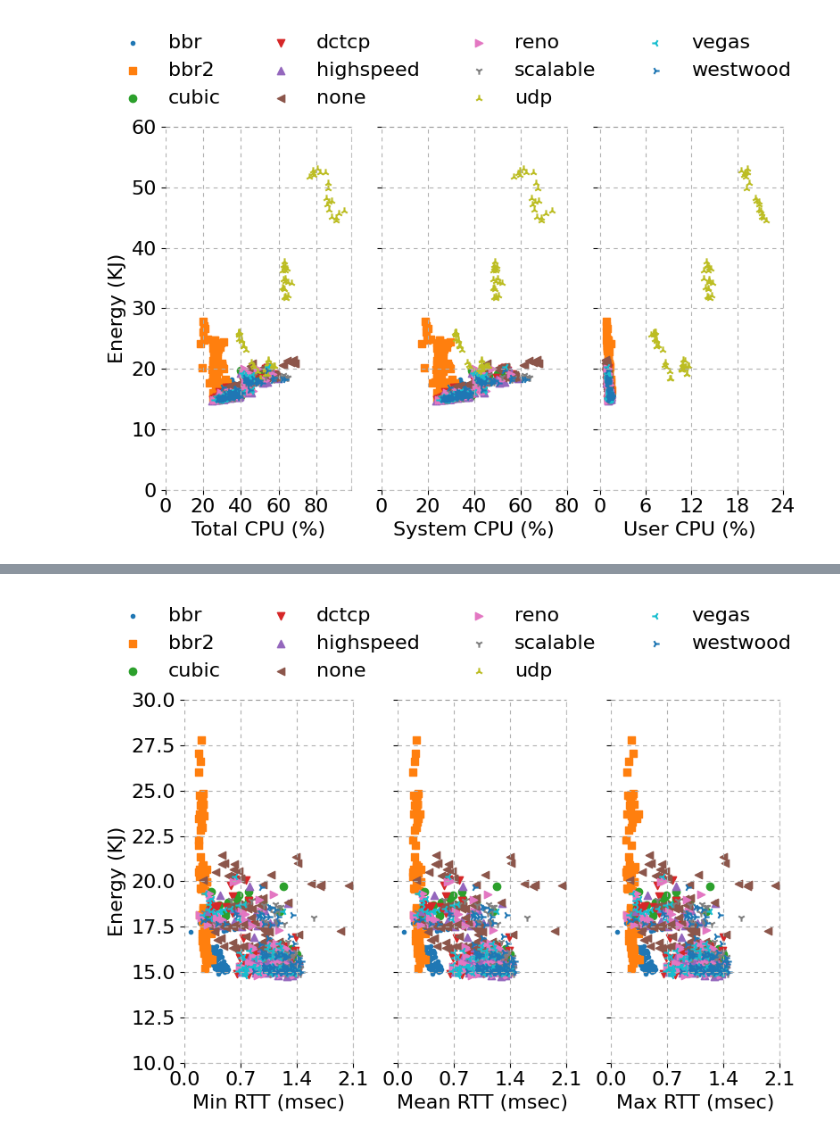
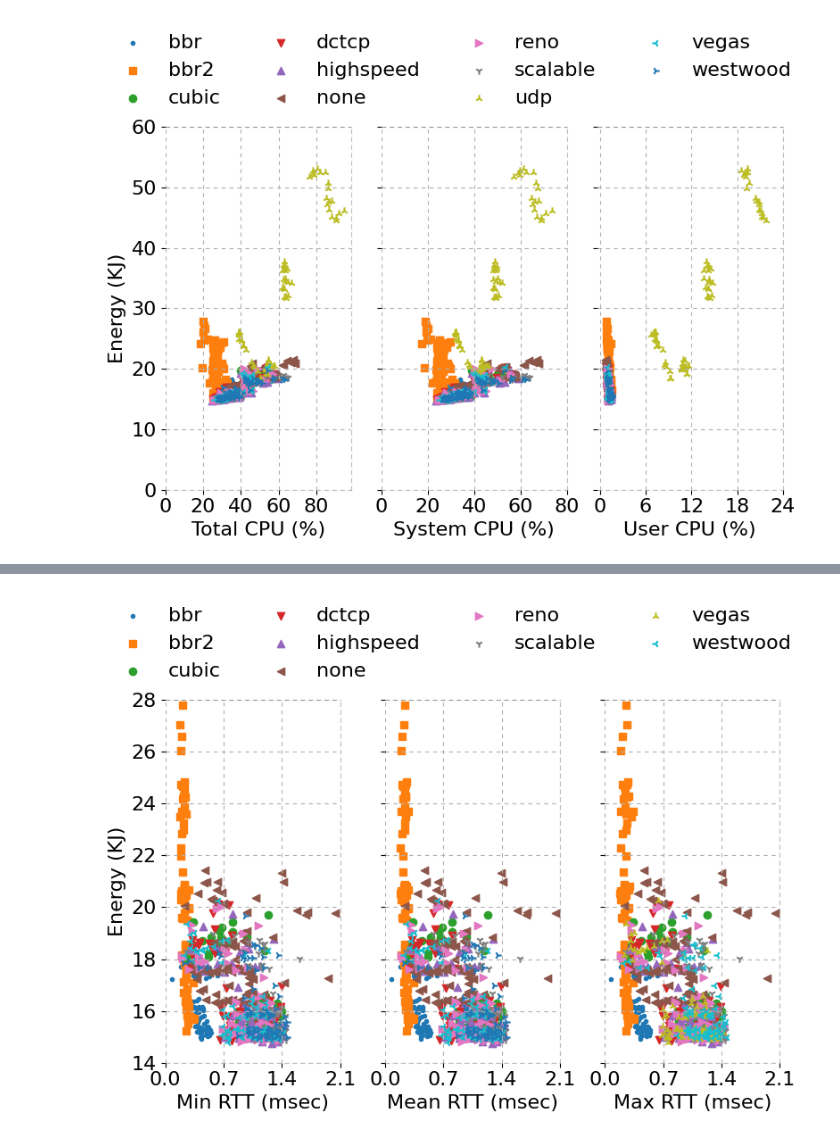
Before and after one commit to serhatarslan-hub/power-of-cc, a Jupyter notebook: analysis/iperf_analysis_for_energy.ipynb, the cells around one changed output, grey strips where cells are left out. Drawn from its saved outputs; the diff is of its cells as text; code cells hidden in the pictures.

```diff
--- a/analysis/iperf_analysis_for_energy.ipynb
+++ b/analysis/iperf_analysis_for_energy.ipynb
@@ -19,6 +19,10 @@ FONT_SIZE = 16
 LINE_STYLE = (0,(4,4))
 LINE_WIDTH = 3.5
 SAVE_FIG = False
+
+ENERGY_LIM = (0, 60)
+ENERGY_LIM_NO_UDP = (14, 28)
+ENERGY_LIM_NO_UDP_NO_BBR2 = (14, 22)
 # %%
 EXP_ID = '230511-1257'
 data_folder = '../data/' + EXP_ID + '/'
@@ -70,7 +74,7 @@ def read_iperf_log(df, data_folder):
 
             if row['cc'] == 'udp':
                 sum_str = 'sum'
-                rtx = 0
+                rtx = np.nan
                 min_rtt = np.nan
                 mean_rtt = np.nan
                 max_rtt = np.nan
@@ -106,6 +110,8 @@ def read_iperf_log(df, data_folder):
 exp_df = read_energy_log(exp_filename)
 exp_df['energy_kJ'] = exp_df['energy_uJ'] * 10e-9
 exp_df = read_iperf_log(exp_df, data_folder)
+exp_df_no_udp = exp_df[(exp_df['cc'] != 'udp')].copy()
+exp_df_no_udp_no_bbr2 = exp_df[(exp_df['cc'] != 'udp') & (exp_df['cc'] != 'bbr2')].copy()
 exp_df
 # %% [output]
 |  | cc | mtu | cnt | energy_uJ | energy_kJ | total_cpu_util_percent | user_cpu_util_percent | ... |
@@ -463,7 +1019,7 @@ ax[0].set_xlabel('Total CPU (%)', fontsize=FONT_SIZE)
 ax[0].tick_params(axis='x', labelsize=FONT_SIZE)
 ax[0].tick_params(axis='y', labelsize=FONT_SIZE)
 ax[0].xaxis.set_ticks(np.arange(0, 81, 20))
-ax[0].set_ylim((0, 60))
+ax[0].set_ylim(ENERGY_LIM)
 ax[0].grid(linestyle=LINE_STYLE)
 ax[0].spines["right"].set_linestyle(LINE_STYLE)
 ax[0].spines["right"].set_alpha(0.5)
@@ -491,7 +1047,7 @@ ax[1].set_ylabel('')
 ax[1].set_yticklabels([])
 ax[1].tick_params(axis='x', labelsize=FONT_SIZE)
 ax[1].xaxis.set_ticks(np.arange(0, 81, 20))
-ax[1].set_ylim((0, 60))
+ax[1].set_ylim(ENERGY_LIM)
 ax[1].grid(linestyle=LINE_STYLE)
 ax[1].spines["right"].set_linestyle(LINE_STYLE)
 ax[1].spines["right"].set_alpha(0.5)
@@ -519,7 +1075,7 @@ ax[2].set_ylabel('')
 ax[2].set_yticklabels([])
 ax[2].tick_params(axis='x', labelsize=FONT_SIZE)
 ax[2].xaxis.set_ticks(np.arange(0, 25, 6))
-ax[2].set_ylim((0, 60))
+ax[2].set_ylim(ENERGY_LIM)
 ax[2].grid(linestyle=LINE_STYLE)
 ax[2].spines["right"].set_linestyle(LINE_STYLE)
 ax[2].spines["right"].set_alpha(0.5)
@@ -651,7 +1394,7 @@ ax[0].tick_params(axis='x', labelsize=FONT_SIZE)
 ax[0].tick_params(axis='y', labelsize=FONT_SIZE)
 ax[0].xaxis.set_ticks(np.arange(0, 2.2, 0.7))
 ax[0].set_xlim((0, 2.1))
-ax[0].set_ylim((10, 30))
+ax[0].set_ylim(ENERGY_LIM_NO_UDP)
 ax[0].grid(linestyle=LINE_STYLE)
 ax[0].spines["right"].set_linestyle(LINE_STYLE)
 ax[0].spines["right"].set_alpha(0.5)
@@ -680,7 +1423,7 @@ ax[1].set_yticklabels([])
 ax[1].tick_params(axis='x', labelsize=FONT_SIZE)
 ax[1].xaxis.set_ticks(np.arange(0, 2.2, 0.7))
 ax[1].set_xlim((0, 2.1))
-ax[1].set_ylim((10, 30))
+ax[1].set_ylim(ENERGY_LIM_NO_UDP)
 ax[1].grid(linestyle=LINE_STYLE)
 ax[1].spines["right"].set_linestyle(LINE_STYLE)
 ax[1].spines["right"].set_alpha(0.5)
@@ -699,6 +1442,8 @@ ax[1].spines["bottom"].set_color('gray')
 
 marker = 0
 for cca, cc_df in exp_df.groupby('cc'):
+    if (cca == 'udp'):
+        continue
     ax[2].scatter(cc_df['max_rtt'], cc_df['energy_kJ'], label=cca,
                 marker=list(Line2D.markers.keys())[marker])
     marker += 1
@@ -709,33 +1454,33 @@ ax[2].set_yticklabels([])
 ax[2].tick_params(axis='x', labelsize=FONT_SIZE)
 ax[2].xaxis.set_ticks(np.arange(0, 2.2, 0.7))
 ax[2].set_xlim((0, 2.1))
-ax[2].set_ylim((10, 30))
+ax[2].set_ylim(ENERGY_LIM_NO_UDP)
 ax[2].grid(linestyle=LINE_STYLE)
 ax[2].spines["right"].set_linestyle(LINE_STYLE)
 ax[2].spines["right"].set_alpha(0.5)
 ax[2].spines["right"].set_color('gray')
 ax[2].spines["left"].set_visible(False)
 # ax[2].spines["left"].set_linestyle(LINE_STYLE)
 # ax[2].spines["left"].set_alpha(0.5)
 # ax[2].spines["left"].set_color('gray')
 # ax[2].spines["top"].set_visible(False)
 ax[2].spines["top"].set_linestyle(LINE_STYLE)
 ax[2].spines["top"].set_alpha(0.5)
 ax[2].spines["top"].set_color('gray')
 ax[2].spines["bottom"].set_linestyle(LINE_STYLE)
 ax[2].spines["bottom"].set_alpha(0.5)
 ax[2].spines["bottom"].set_color('gray')
 
 
 lgd = fig.legend(loc='center', frameon=False, fontsize=FONT_SIZE,
                  bbox_to_anchor=(0.5, 1.08), ncol=4)
 
 plt.tight_layout()
 
 if (SAVE_FIG):
     plt.savefig(out_dir + '/energy_vs_rtt_per_cca.pdf',
                 bbox_extra_artists=(lgd,), bbox_inches='tight')
 
 plt.show()
 # %% [output]
-[figure, old version]
+[figure, new version]
```
Also changed, not shown: parts of 26 cells of this notebook, 29 other files.
